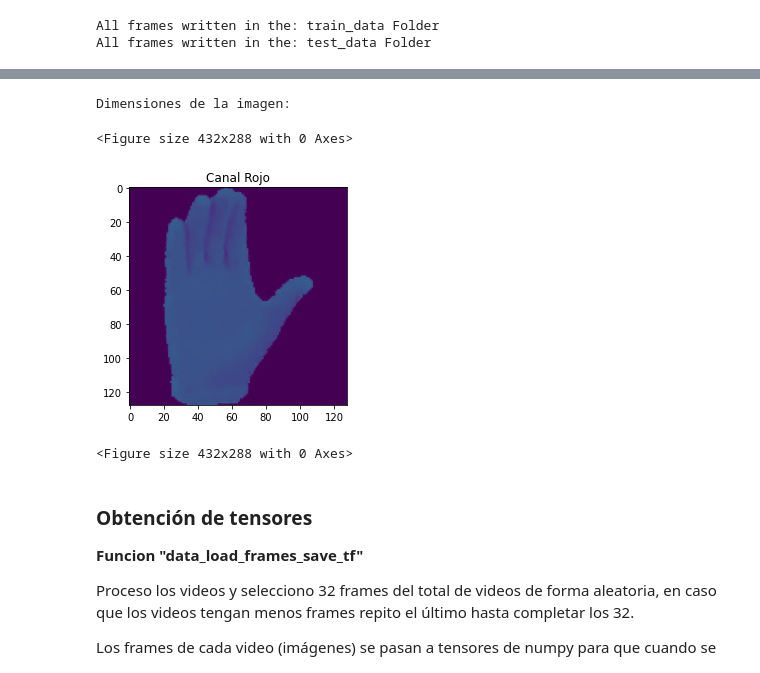
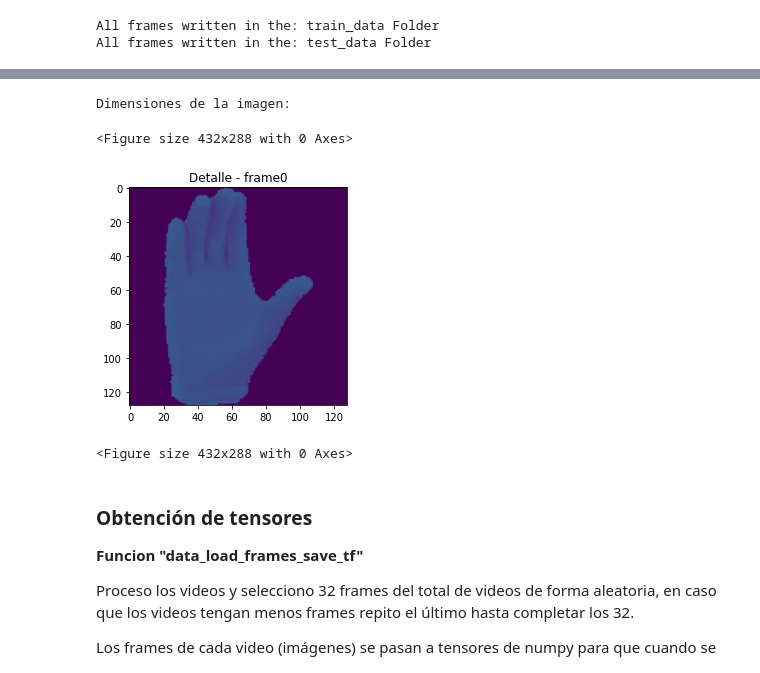
Before and after one commit to ffelicioni/conv3d_video, a Jupyter notebook: clasificar_hands.ipynb, the cells around one changed output, grey strips where cells are left out. Drawn from its saved outputs; the diff is of its cells as text; code cells hidden in the pictures.

Commit message:
imagenes

```diff
--- a/clasificar_hands.ipynb
+++ b/clasificar_hands.ipynb
@@ -265,15 +244,15 @@ Imagen de uno de los videos
 # %%
-imagen_rgb=(io.imread("/content/train_data/001_001_001_right/frame0.jpg")/255.0).astype('float32')
-plt.imshow(imagen_rgb) # no es necesario el vmin/vmax para imágenes a color
+imagen0=(io.imread("/content/train_data/001_001_001_right/frame0.jpg")/255.0).astype('float32')
+plt.imshow(imagen0)
 
 print("Dimensiones de la imagen:")
-plt.imshow(imagen_rgb,vmin=0,vmax=1)
-plt.title("Canal Rojo")
+plt.imshow(imagen0,vmin=0,vmax=1)
+plt.title("Detalle - frame0")
 plt.figure()
 # %% [output]
 Dimensiones de la imagen:
 <Figure size 432x288 with 0 Axes>
-[figure, old version]
+[figure, new version]
 <Figure size 432x288 with 0 Axes>
 # %% [markdown]
 ### Obtención de tensores
```
Also changed, not shown: parts of 21 cells of this notebook.
